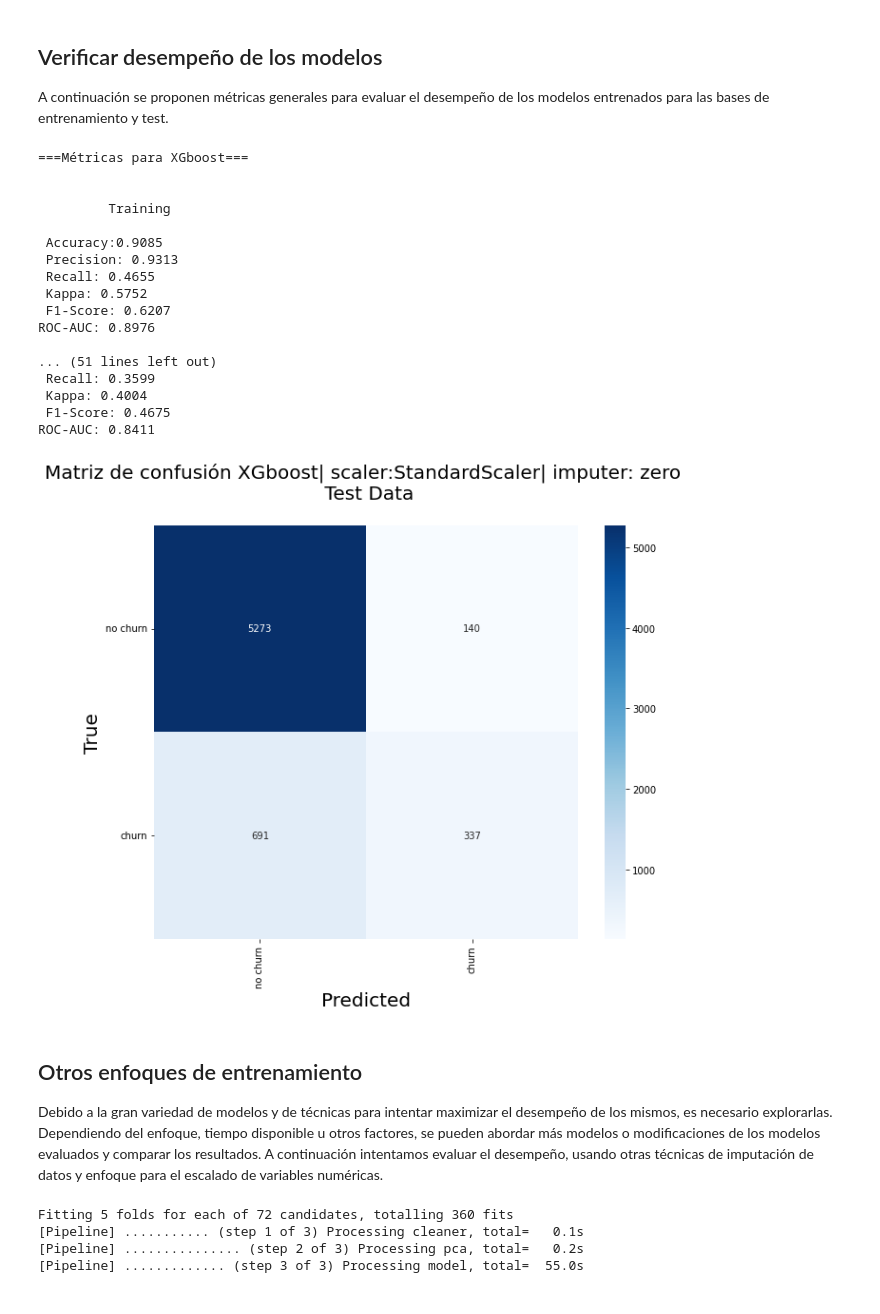
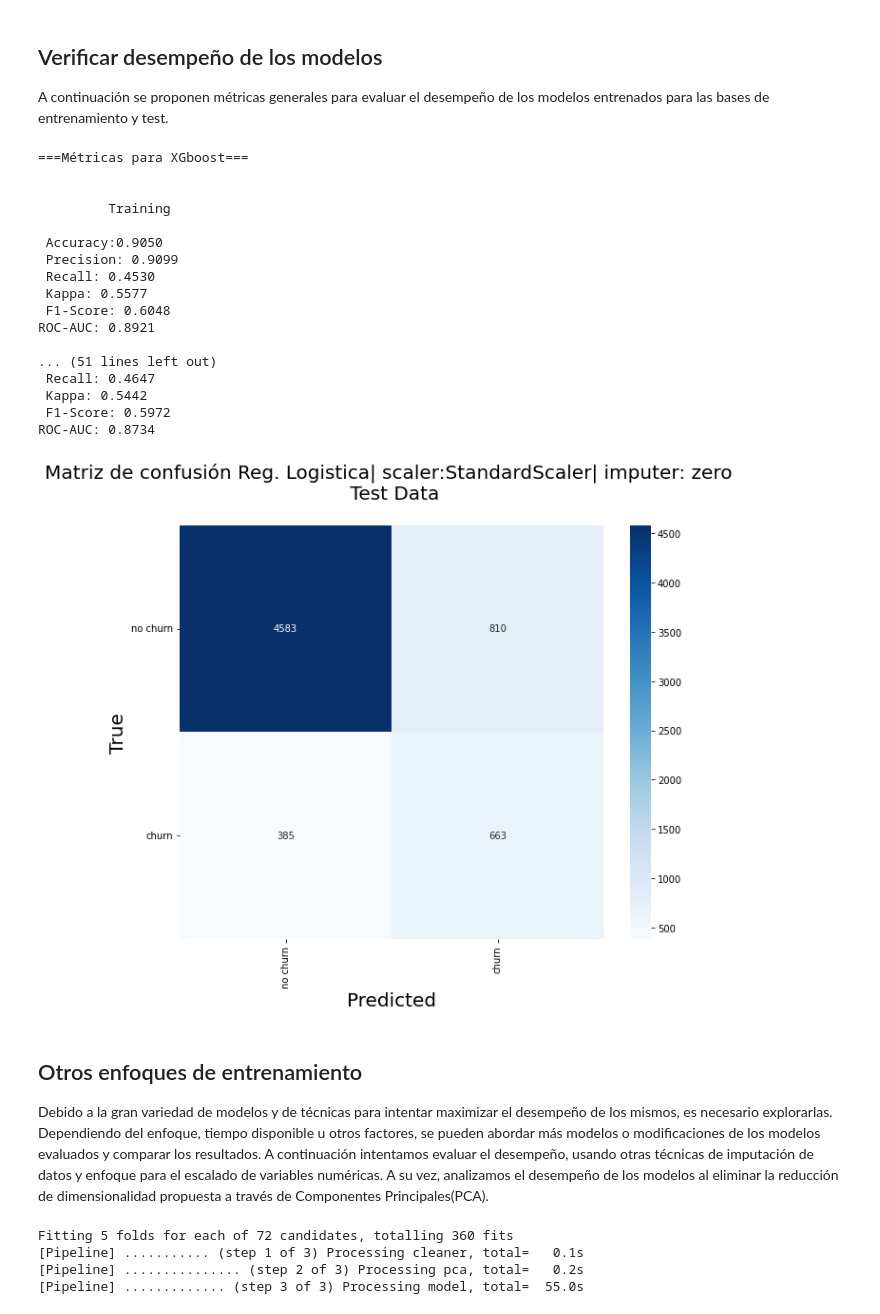
Before and after one commit to statscol/churn-pv-mvp, a Jupyter notebook: 03-Entrenamiento-modelo.ipynb, the cells around one changed output. Cells and saved outputs as stored; diff of their text form; code cells hidden in the pictures.

Commit message:
se adicionaron nuevos modelos y comparativa

```diff
--- a/03-Entrenamiento-modelo.ipynb
+++ b/03-Entrenamiento-modelo.ipynb
@@ -48,14 +48,8 @@ X_train,Y_train=train.drop(columns=["churn","Asegurado__c","PuntoVenta__c"]),tra
 from sklearn.compose import make_column_selector as selector
 from sklearn.preprocessing import FunctionTransformer
 
-##función custom para pasar de string a categoría
-def to_category(x):
-  return pd.DataFrame(x).astype("category")
 
-#CategoryTransformer = FunctionTransformer(to_category)
-
-
-def get_classifier_model(model_name:str,k_cv:int=5,scoring="f1",imputer="zero",scaler_method="standard",one_hot_str=True) -> GridSearchCV:
+def get_classifier_model(model_name:str,k_cv:int=5,scoring="f1",imputer="zero",scaler_method="standard",one_hot_str=True,pca=True) -> GridSearchCV:
     """retorna un objeto GridSearchCV para entrenar con @param model_name y k_cv-fold Cross Validation
     para clasificación binaria, la métrica de scoring de los modelos está dada por @param scoring
     @param imputer: str | "zero" usa como enfoque de imputación poner 0 a los valores perdidos, otro valor usa el enfoque de asignar la mediana.
@@ -104,14 +98,20 @@ def get_classifier_model(model_name:str,k_cv:int=5,scoring="f1",imputer="zero",s
     )
 
     model=MODEL_LIST[model_name]
-    pipe=Pipeline([
+
+
+    param_grid=MODEL_PARAMS[model_name]['param_grid'].copy()
+    if pca:
+        pipe=Pipeline([
+            ('cleaner',preprocessor),
+            ('pca',PCA()),
+            ('model',model)],verbose=True)
+    else:
+        pipe=Pipeline([
         ('cleaner',preprocessor),
-        ('pca',PCA()),
-        ('model',model)
+        ('model',model)], verbose=True)
+        param_grid.pop("pca__n_components")
 
-    ], verbose=True)
-
-    param_grid=MODEL_PARAMS[model_name]['param_grid']
 
     grid=GridSearchCV(pipe,param_grid,cv=k_cv,refit=True,scoring=scoring,verbose=True,n_jobs=-1)
     return grid
@@ -174,29 +177,29 @@ A continuación se proponen métricas generales para evaluar el desempeño de lo
 # %%
 print("===Métricas para XGboost===\n")
 print("\n\t Training\n")
-_=metrics(Y_train.ravel(),xgb.predict(X_train))
+results['xgb_zero_std_pca']={'train':metrics(Y_train.ravel(),xgb.predict(X_train))}
 roc=roc_auc_score(Y_train.ravel(),xgb.predict_proba(X_train)[:,1])
 print("ROC-AUC: {:.4f}\n".format(roc))
 print("\n\t Test \n")
-_=metrics(test['churn'].values.ravel(),xgb.predict(test.drop(columns=["churn","Asegurado__c"])))
+results['xgb_zero_std_pca']['test']=metrics(test['churn'].values.ravel(),xgb.predict(test.drop(columns=["churn","Asegurado__c"])))
 roc=roc_auc_score(test['churn'].values.ravel(),xgb.predict_proba(test.drop(columns=["churn","Asegurado__c"]))[:,1])
 print("ROC-AUC: {:.4f}\n".format(roc))
 print("\n===Métricas para Regresión Logística===\n")
 print("\n\t Training\n")
-_=metrics(Y_train.ravel(),logistic.predict(X_train))
+results['logistic_zero_std_pca']={'train':metrics(Y_train.ravel(),logistic.predict(X_train))}
 roc=roc_auc_score(Y_train.ravel(),logistic.predict_proba(X_train)[:,1])
 print("ROC-AUC: {:.4f}\n".format(roc))
 print("\n\t Test \n")
-_=metrics(test['churn'].values.ravel(),logistic.predict(test.drop(columns=["churn","Asegurado__c"])))
+results['logistic_zero_std_pca']['test']=metrics(test['churn'].values.ravel(),logistic.predict(test.drop(columns=["churn","Asegurado__c"])))
 roc=roc_auc_score(test['churn'].values.ravel(),logistic.predict_proba(test.drop(columns=["churn","Asegurado__c"]))[:,1])
 print("ROC-AUC: {:.4f}\n".format(roc))
 print("\n===Métricas para LightGBM===\n")
 print("\n\t Training\n")
-_=metrics(Y_train.ravel(),lightgbm.predict(X_train))
+results['lightgbm_zero_std_pca']={'train':metrics(Y_train.ravel(),lightgbm.predict(X_train))}
 roc=roc_auc_score(Y_train.ravel(),lightgbm.predict_proba(X_train)[:,1])
 print("ROC-AUC: {:.4f}\n".format(roc))
 print("\n\t Test \n")
-_=metrics(test['churn'].values.ravel(),lightgbm.predict(test.drop(columns=["churn","Asegurado__c"])))
+results['lightgbm_zero_std_pca']['test']=metrics(test['churn'].values.ravel(),lightgbm.predict(test.drop(columns=["churn","Asegurado__c"])))
 roc=roc_auc_score(test['churn'].values.ravel(),lightgbm.predict_proba(test.drop(columns=["churn","Asegurado__c"]))[:,1])
 print("ROC-AUC: {:.4f}\n".format(roc))
 # %% [output]
@@ -205,25 +208,25 @@ print("ROC-AUC: {:.4f}\n".format(roc))
 
          Training
 
- Accuracy:0.9085
- Precision: 0.9313
- Recall: 0.4655
- Kappa: 0.5752
- F1-Score: 0.6207
-ROC-AUC: 0.8976
+ Accuracy:0.9050
+ Precision: 0.9099
+ Recall: 0.4530
+ Kappa: 0.5577
+ F1-Score: 0.6048
+ROC-AUC: 0.8921
 
 ... (51 lines left out)
- Recall: 0.3599
- Kappa: 0.4004
- F1-Score: 0.4675
-ROC-AUC: 0.8411
+ Recall: 0.4647
+ Kappa: 0.5442
+ F1-Score: 0.5972
+ROC-AUC: 0.8734
 # %%
 ## Matriz de confusión para el mejor modelo
-get_confusion_plot(test['churn'].values.ravel(),xgb.predict(test.drop(columns=["churn","Asegurado__c"])),class_names=['no churn','churn'],title="Matriz de confusión XGboost| scaler:StandardScaler| imputer: zero \n Test Data\n")
+get_confusion_plot(test['churn'].values.ravel(),logistic.predict(test.drop(columns=["churn","Asegurado__c"])),class_names=['no churn','churn'],title="Matriz de confusión Reg. Logistica| scaler:StandardScaler| imputer: zero \n Test Data\n")
 # %% [output]
-[figure, old version]
+[figure, new version]
 # %% [markdown]
 ## Otros enfoques de entrenamiento
 
-Debido a la gran variedad de modelos y de técnicas para intentar maximizar el desempeño de los mismos, es necesario explorarlas. Dependiendo del enfoque, tiempo disponible u otros factores, se pueden abordar más modelos o modificaciones de los modelos evaluados y comparar los resultados. A continuación intentamos evaluar el desempeño, usando otras técnicas de imputación de datos y enfoque para el escalado de variables numéricas.
+Debido a la gran variedad de modelos y de técnicas para intentar maximizar el desempeño de los mismos, es necesario explorarlas. Dependiendo del enfoque, tiempo disponible u otros factores, se pueden abordar más modelos o modificaciones de los modelos evaluados y comparar los resultados. A continuación intentamos evaluar el desempeño, usando otras técnicas de imputación de datos y enfoque para el escalado de variables numéricas. A su vez, analizamos el desempeño de los modelos al eliminar la reducción de dimensionalidad propuesta a través de Componentes Principales(PCA).
 # %%
```
Also changed, not shown: parts of 16 cells of this notebook, 2 other files.
